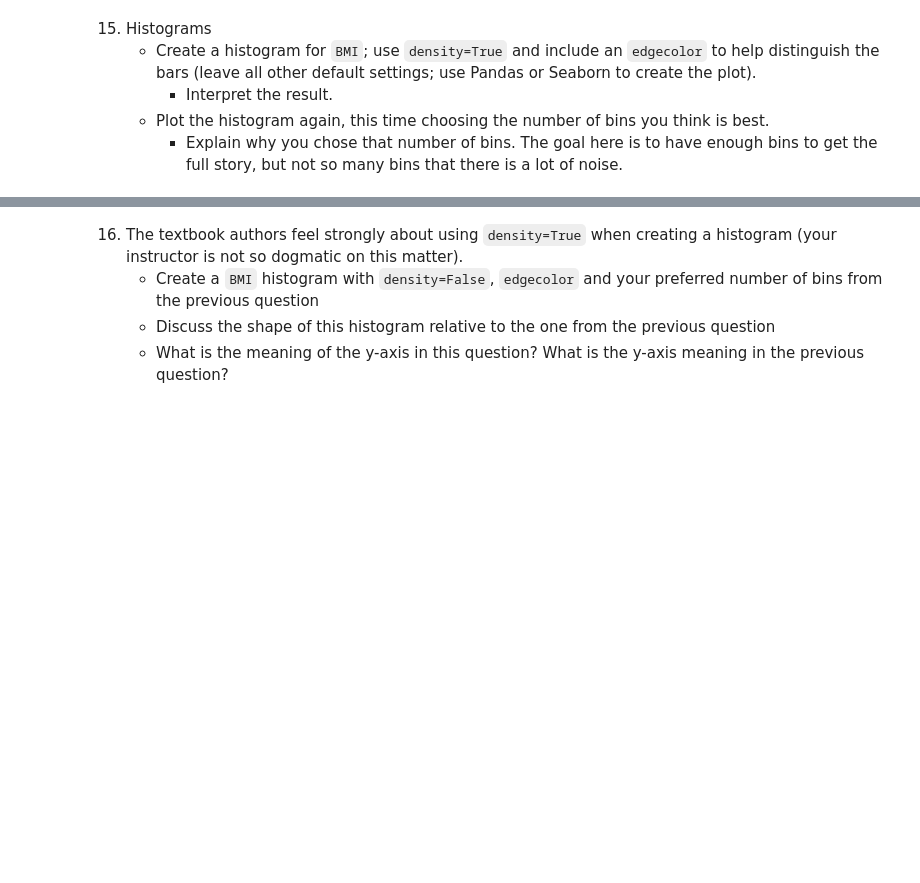
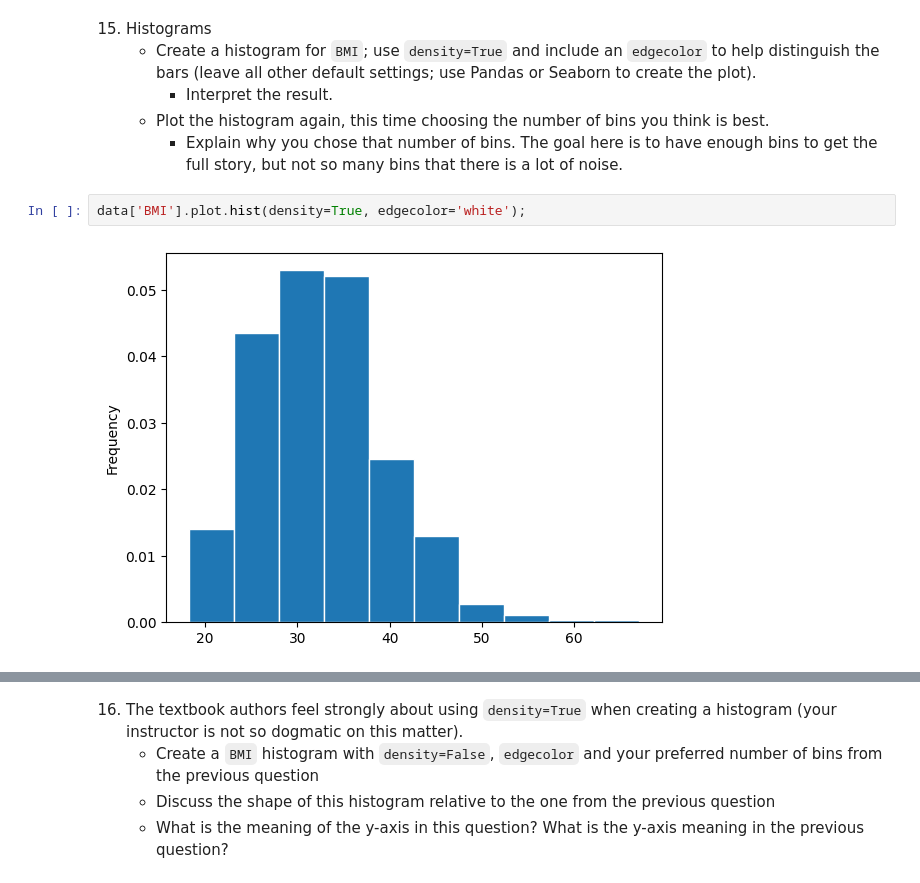
Before and after one commit to arrivingskills/da, a Jupyter notebook: exercises/exercise02.ipynb, the cells around one changed output, grey strips where cells are left out. Cells and saved outputs as stored; diff of their text form; blank space fills up the shorter version.

```diff
--- a/exercises/exercise02.ipynb
+++ b/exercises/exercise02.ipynb
@@ -94,3 +200,7 @@ data.groupby('Outcome').mean().T.plot.barh();
         - Interpret the result.
     - Plot the histogram again, this time choosing the number of bins you think is best.
         - Explain why you chose that number of bins. The goal here is to have enough bins to get the full story, but not so many bins that there is a lot of noise.
+# %%
+data['BMI'].plot.hist(density=True, edgecolor='white');
+# %% [output]
+[figure, added]
```
Also changed, not shown: parts of 26 cells of this notebook, 7 other files.
